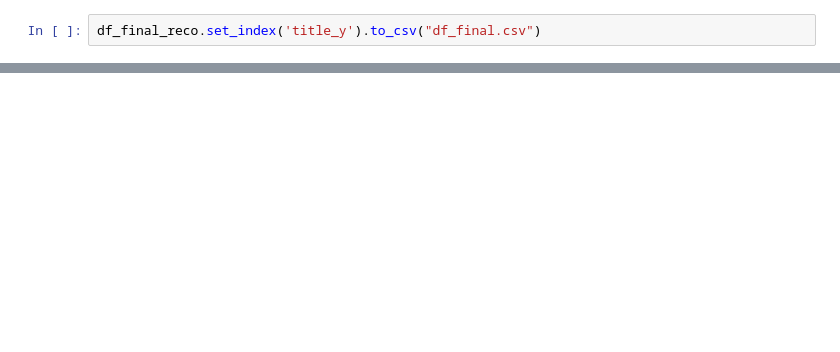
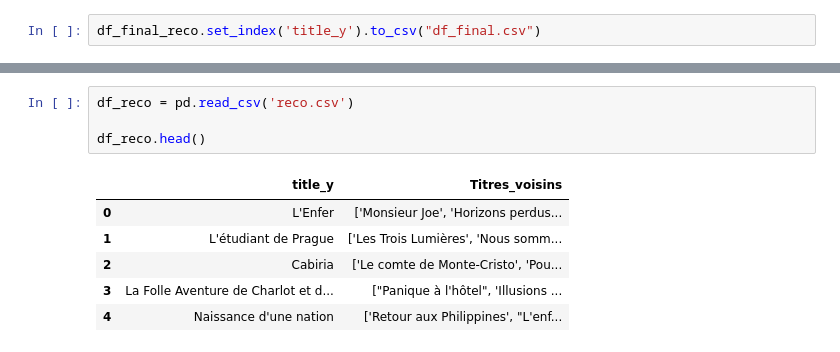
Before and after one commit to Ghali65/Projet_cine_creuse, a Jupyter notebook: Projet_2_ML.ipynb, the cells around one changed output, grey strips where cells are left out. Saved outputs shown, nothing was run; the diff lists cells and outputs as text; blank space fills up the shorter version.

```diff
--- a/Projet_2_ML.ipynb
+++ b/Projet_2_ML.ipynb
@@ -486,0 +486,11 @@ df_final_reco.set_index('title_y').to_csv("df_final.csv")
+# %%
+df_reco = pd.read_csv('reco.csv')
+
+df_reco.head()
+# %% [output]
+|  | title_y | Titres_voisins |
+| 0 | L'Enfer | ['Monsieur Joe', 'Horizons perdus... |
+| 1 | L'étudiant de Prague | ['Les Trois Lumières', 'Nous somm... |
+| 2 | Cabiria | ['Le comte de Monte-Cristo', 'Pou... |
+| 3 | La Folle Aventure de Charlot et d... | ["Panique à l'hôtel", 'Illusions ... |
+| 4 | Naissance d'une nation | ['Retour aux Philippines', "L'enf... |
```
Also changed, not shown: parts of 3 cells of this notebook, 4 other files.
